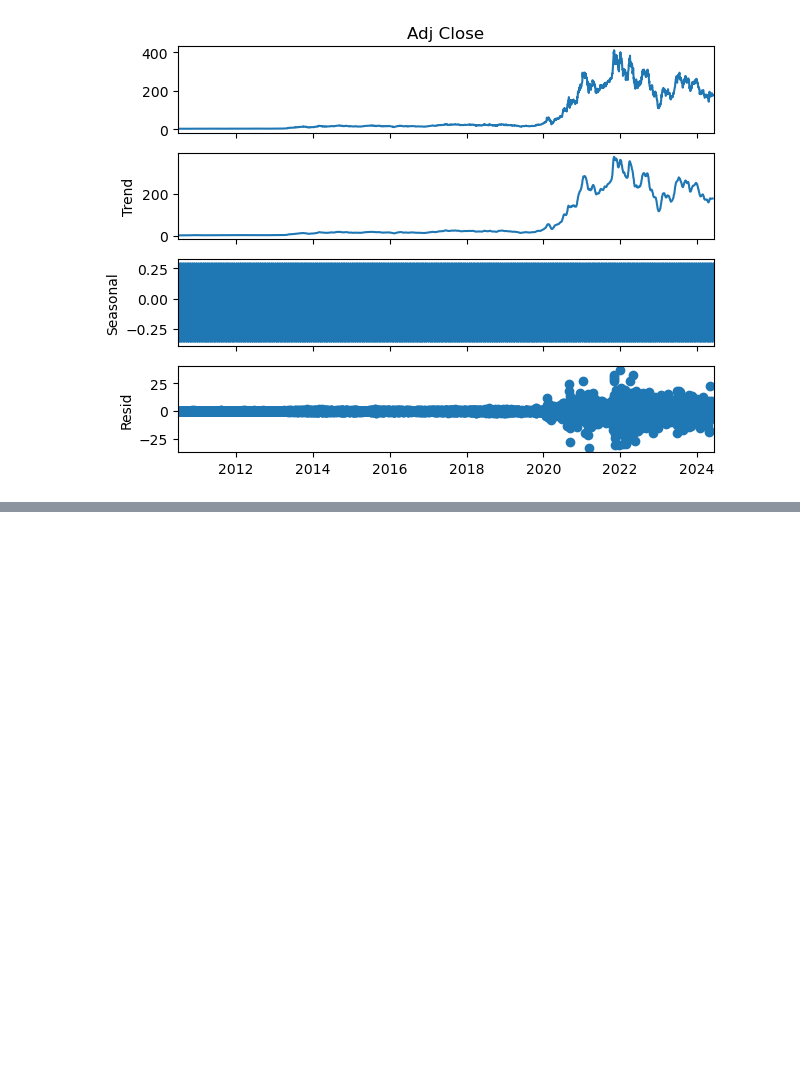
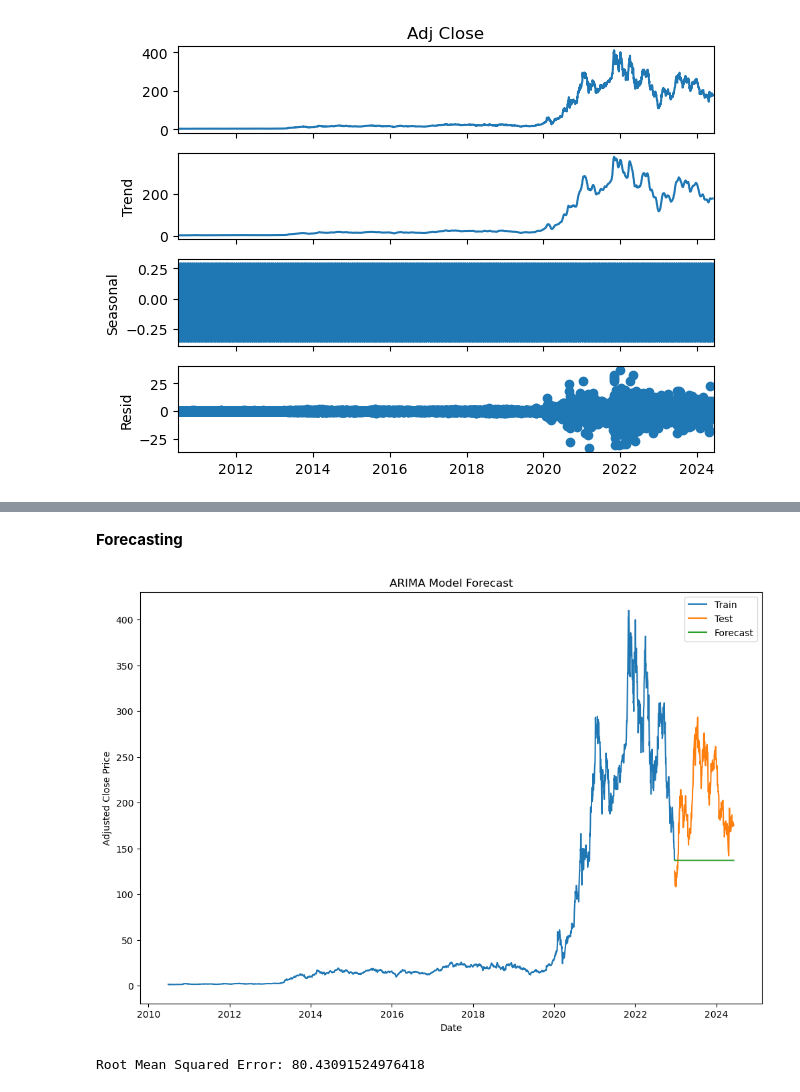
Before and after one commit to marionrion/teslaproject, a Jupyter notebook: Tesla.ipynb, the cells around one changed output, grey strips where cells are left out. Drawn from its saved outputs; the diff is of its cells as text; code cells hidden in the pictures; blank space fills up the shorter version.

```diff
--- a/Tesla.ipynb
+++ b/Tesla.ipynb
@@ -464,0 +595,28 @@ There seems to be an upward trend on the recent years. There seems to be a sign
+# %% [markdown]
+**Forecasting**
+# %%
+# Forecast the next 365 days
+forecast = model_fit.get_forecast(steps=365)
+forecast_index = test.index
+forecast_values = forecast.predicted_mean
+
+# Plot actual vs forecasted values
+plt.figure(figsize=(12, 8))
+plt.plot(train.index, train, label='Train')
+plt.plot(test.index, test, label='Test')
+plt.plot(forecast_index, forecast_values, label='Forecast')
+plt.xlabel('Date')
+plt.ylabel('Adjusted Close Price')
+plt.title('ARIMA Model Forecast')
+plt.legend()
+plt.show()
+# %% [output]
+[figure, added]
+# %%
+from sklearn.metrics import mean_squared_error
+
+# Calculate RMSE
+rmse = mean_squared_error(test, forecast_values, squared=False)
+print('Root Mean Squared Error:', rmse)
+# %% [output]
+Root Mean Squared Error: 80.43091524976418
```
Also changed, not shown: parts of 12 cells of this notebook.
